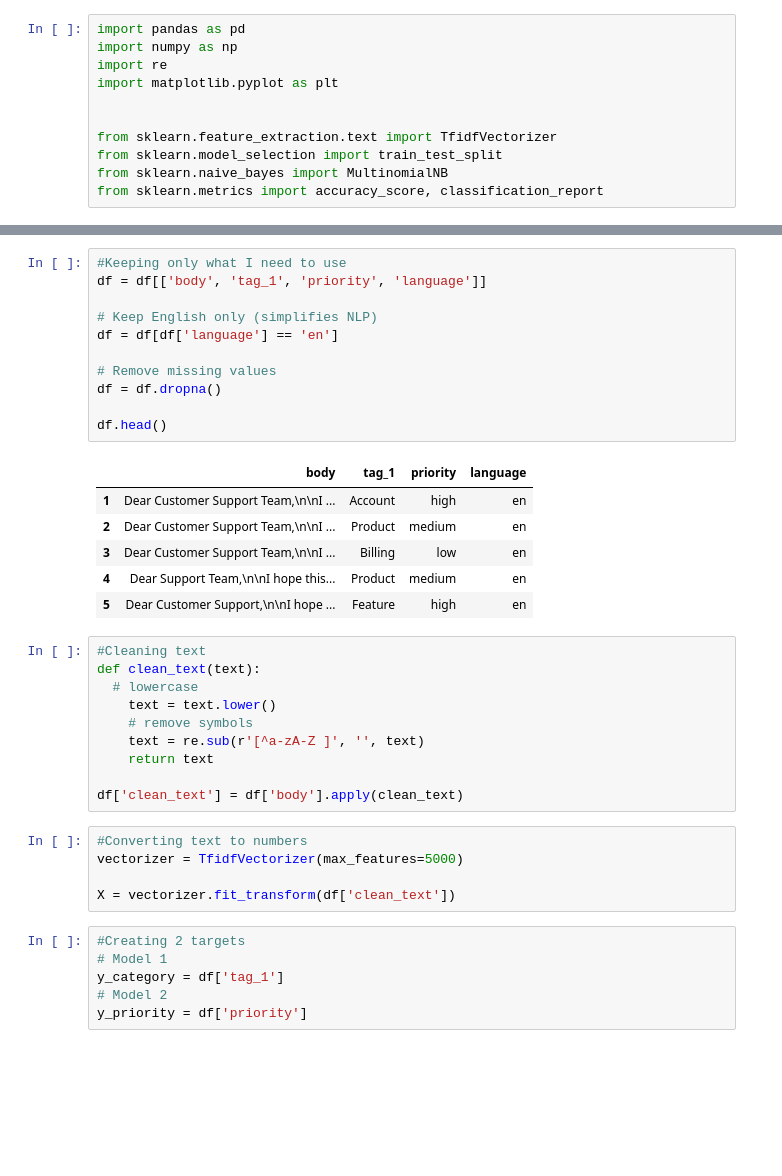
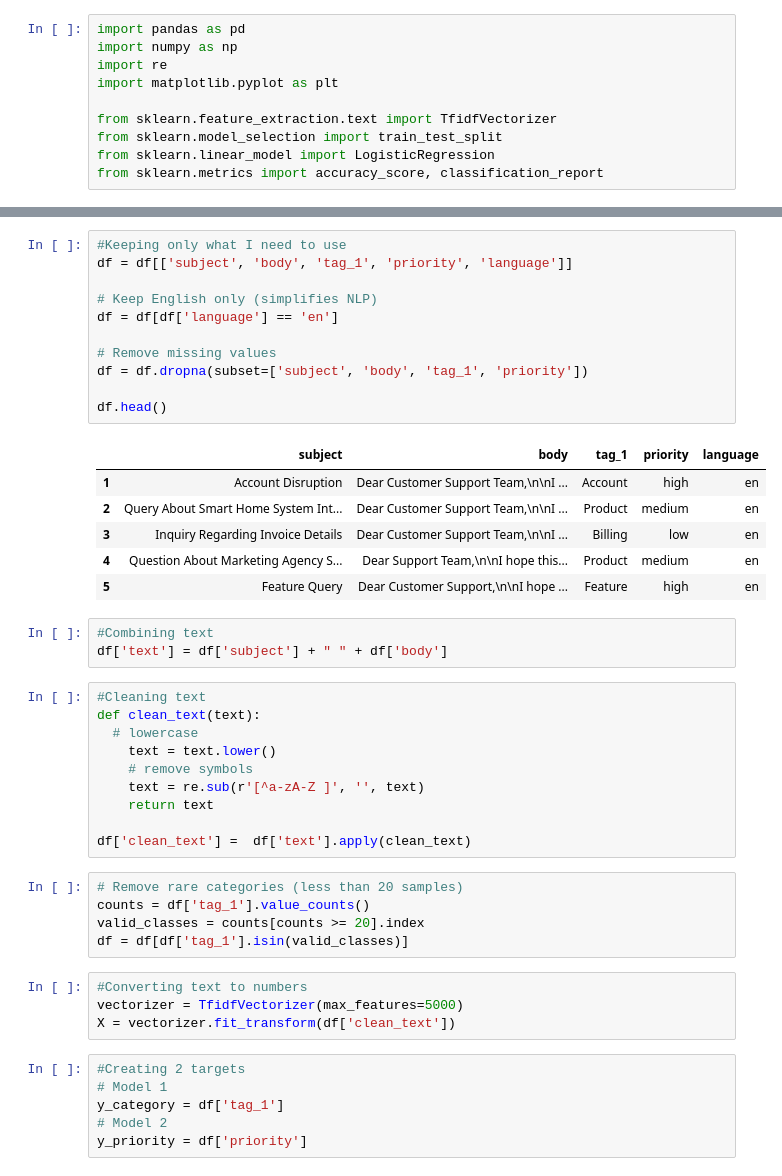
Before and after one commit to MahleMeyi/FUTURE_ML_02, a Jupyter notebook: FUTUREML02.ipynb, the cells around one changed output, grey strips where cells are left out. Drawn from its saved outputs; the diff is of its cells as text; blank space fills up the shorter version.

```diff
--- a/FUTUREML02.ipynb
+++ b/FUTUREML02.ipynb
@@ -4,10 +4,9 @@ import numpy as np
 import re
 import matplotlib.pyplot as plt
 
-
 from sklearn.feature_extraction.text import TfidfVectorizer
 from sklearn.model_selection import train_test_split
-from sklearn.naive_bayes import MultinomialNB
+from sklearn.linear_model import LogisticRegression
 from sklearn.metrics import accuracy_score, classification_report
 # %%
 #Loading and reading the dataset
@@ -23,22 +22,25 @@ df.head()
 | 4 | Question About Marketing Agency S... | Dear Support Team,\n\nI hope this... | Thank you for your inquiry. Our p... | Problem | Sales and Pre-Sales | medium | en | 51 | Product | Feature | Feedback | ... |
 # %%
 #Keeping only what I need to use
-df = df[['body', 'tag_1', 'priority', 'language']]
+df = df[['subject', 'body', 'tag_1', 'priority', 'language']]
 
 # Keep English only (simplifies NLP)
 df = df[df['language'] == 'en']
 
 # Remove missing values
-df = df.dropna()
+df = df.dropna(subset=['subject', 'body', 'tag_1', 'priority'])
 
 df.head()
 # %% [output]
-|  | body | tag_1 | priority | language |
-| 1 | Dear Customer Support Team,\n\nI ... | Account | high | en |
-| 2 | Dear Customer Support Team,\n\nI ... | Product | medium | en |
-| 3 | Dear Customer Support Team,\n\nI ... | Billing | low | en |
-| 4 | Dear Support Team,\n\nI hope this... | Product | medium | en |
-| 5 | Dear Customer Support,\n\nI hope ... | Feature | high | en |
+|  | subject | body | tag_1 | priority | language |
+| 1 | Account Disruption | Dear Customer Support Team,\n\nI ... | Account | high | en |
+| 2 | Query About Smart Home System Int... | Dear Customer Support Team,\n\nI ... | Product | medium | en |
+| 3 | Inquiry Regarding Invoice Details | Dear Customer Support Team,\n\nI ... | Billing | low | en |
+| 4 | Question About Marketing Agency S... | Dear Support Team,\n\nI hope this... | Product | medium | en |
+| 5 | Feature Query | Dear Customer Support,\n\nI hope ... | Feature | high | en |
+# %%
+#Combining text
+df['text'] = df['subject'] + " " + df['body']
 # %%
 #Cleaning text
 def clean_text(text):
@@ -48,11 +50,15 @@ def clean_text(text):
     text = re.sub(r'[^a-zA-Z ]', '', text)
     return text
 
-df['clean_text'] = df['body'].apply(clean_text)
+df['clean_text'] =  df['text'].apply(clean_text)
+# %%
+# Remove rare categories (less than 20 samples)
+counts = df['tag_1'].value_counts()
+valid_classes = counts[counts >= 20].index
+df = df[df['tag_1'].isin(valid_classes)]
 # %%
 #Converting text to numbers
 vectorizer = TfidfVectorizer(max_features=5000)
-
 X = vectorizer.fit_transform(df['clean_text'])
 # %%
 #Creating 2 targets
```
Also changed, not shown: parts of 9 cells of this notebook.
